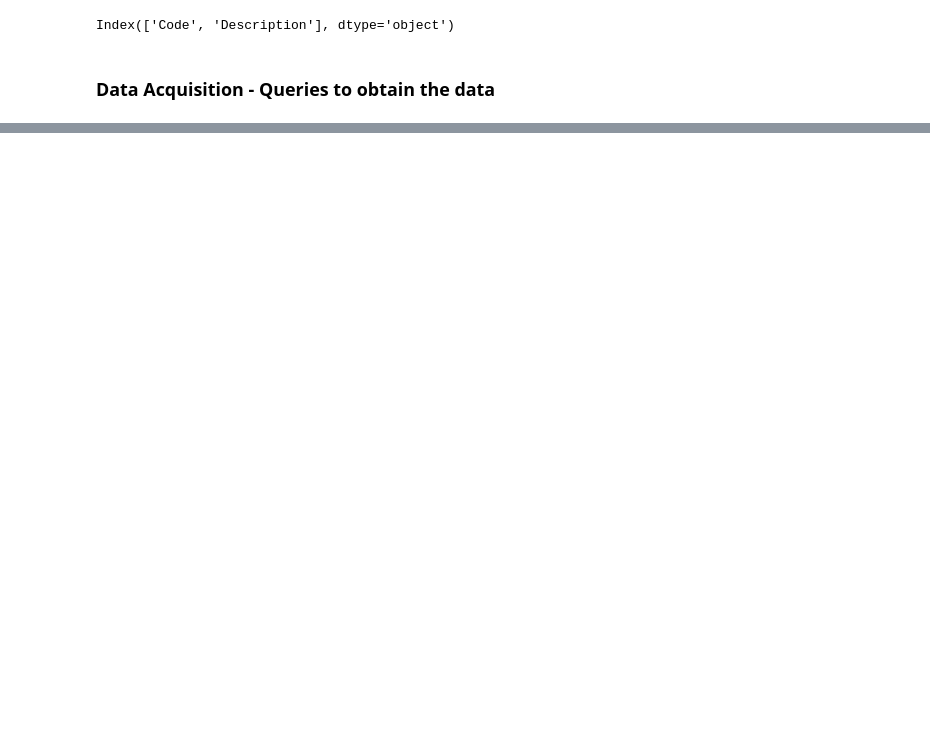
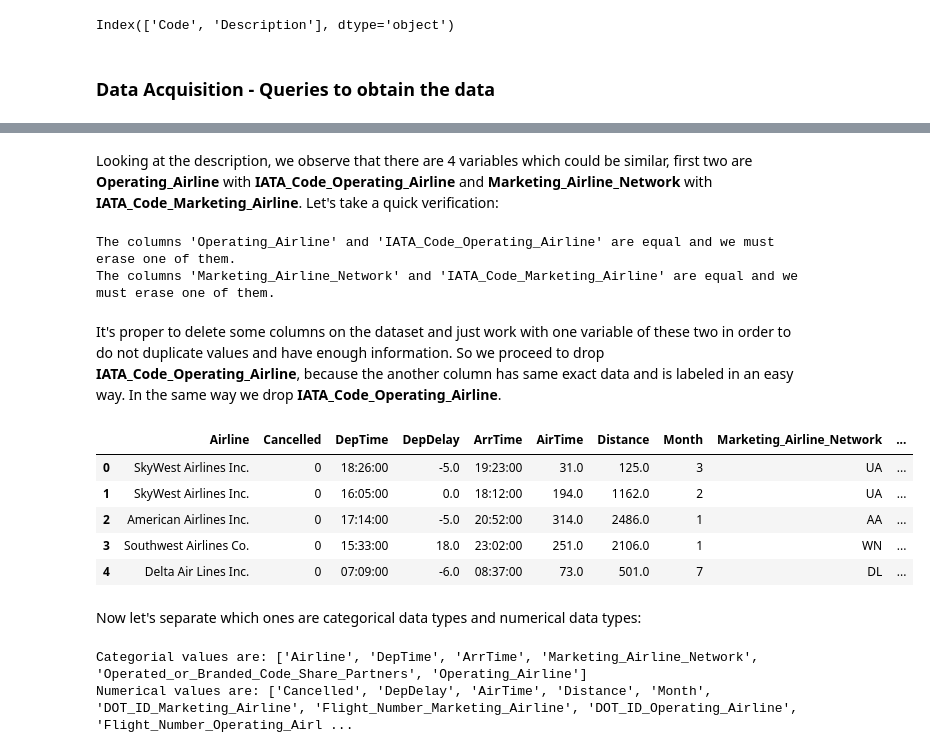
Before and after one commit to Diegomca98/final-project, a Jupyter notebook: src/project.ipynb, the cells around one changed output, grey strips where cells are left out. Drawn from its saved outputs; the diff is of its cells as text; code cells hidden in the pictures; blank space fills up the shorter version.

```diff
--- a/src/project.ipynb
+++ b/src/project.ipynb
@@ -546,0 +612,44 @@ con.close()
+# %% [markdown]
+Looking at the description, we observe that there are 4 variables which could be similar, first two are **Operating_Airline** with **IATA_Code_Operating_Airline** and **Marketing_Airline_Network** with **IATA_Code_Marketing_Airline**. Let's take a quick verification:
+# %%
+if data['Operating_Airline'].equals(data['IATA_Code_Operating_Airline']):
+    print("The columns 'Operating_Airline' and 'IATA_Code_Operating_Airline' are equal and we must erase one of them.")
+else:
+    print("The columns 'Operating_Airline' and 'IATA_Code_Operating_Airline' are not equal and we can continue describing these variables.")
+
+if data['Marketing_Airline_Network'].equals(data['IATA_Code_Marketing_Airline']):
+    print("The columns 'Marketing_Airline_Network' and 'IATA_Code_Marketing_Airline' are equal and we must erase one of them.")
+else:
+    print("The columns 'Marketing_Airline_Network' and 'IATA_Code_Marketing_Airline' are not equal and we can continue describing these variables.")
+# %% [output]
+The columns 'Operating_Airline' and 'IATA_Code_Operating_Airline' are equal and we must erase one of them.
+The columns 'Marketing_Airline_Network' and 'IATA_Code_Marketing_Airline' are equal and we must erase one of them.
+# %% [markdown]
+It's proper to delete some columns on the dataset and just work with one variable of these two in order to do not duplicate values and have enough information. So we proceed to drop **IATA_Code_Operating_Airline**, because the another column has same exact data and is labeled in an easy way. In the same way we drop **IATA_Code_Operating_Airline**.
+# %%
+data.drop(columns=['IATA_Code_Operating_Airline','IATA_Code_Marketing_Airline'], inplace=True)
+data.head()
+# %% [output]
+|  | Airline | Cancelled | DepTime | DepDelay | ArrTime | AirTime | Distance | Month | Marketing_Airline_Network | ... |
+| 0 | SkyWest Airlines Inc. | 0 | 18:26:00 | -5.0 | 19:23:00 | 31.0 | 125.0 | 3 | UA | ... |
+| 1 | SkyWest Airlines Inc. | 0 | 16:05:00 | 0.0 | 18:12:00 | 194.0 | 1162.0 | 2 | UA | ... |
+| 2 | American Airlines Inc. | 0 | 17:14:00 | -5.0 | 20:52:00 | 314.0 | 2486.0 | 1 | AA | ... |
+| 3 | Southwest Airlines Co. | 0 | 15:33:00 | 18.0 | 23:02:00 | 251.0 | 2106.0 | 1 | WN | ... |
+| 4 | Delta Air Lines Inc. | 0 | 07:09:00 | -6.0 | 08:37:00 | 73.0 | 501.0 | 7 | DL | ... |
+# %% [markdown]
+Now let's separate which ones are categorical data types and numerical data types:
+# %%
+cat_list = []
+num_list = []
+
+for clm, tp in data.dtypes.items():
+    if tp == 'object':  # 'object', means categorical data type
+        cat_list.append(clm)
+    else:  # According to the table before any other data type is numerical data type
+        num_list.append(clm)
+
+print(f"Categorial values are: {cat_list}")
+print(f"Numerical values are: {num_list}")
+# %% [output]
+Categorial values are: ['Airline', 'DepTime', 'ArrTime', 'Marketing_Airline_Network', 'Operated_or_Branded_Code_Share_Partners', 'Operating_Airline']
+Numerical values are: ['Cancelled', 'DepDelay', 'AirTime', 'Distance', 'Month', 'DOT_ID_Marketing_Airline', 'Flight_Number_Marketing_Airline', 'DOT_ID_Operating_Airline', 'Flight_Number_Operating_Airl ...
```
Also changed, not shown: parts of 24 cells of this notebook.
